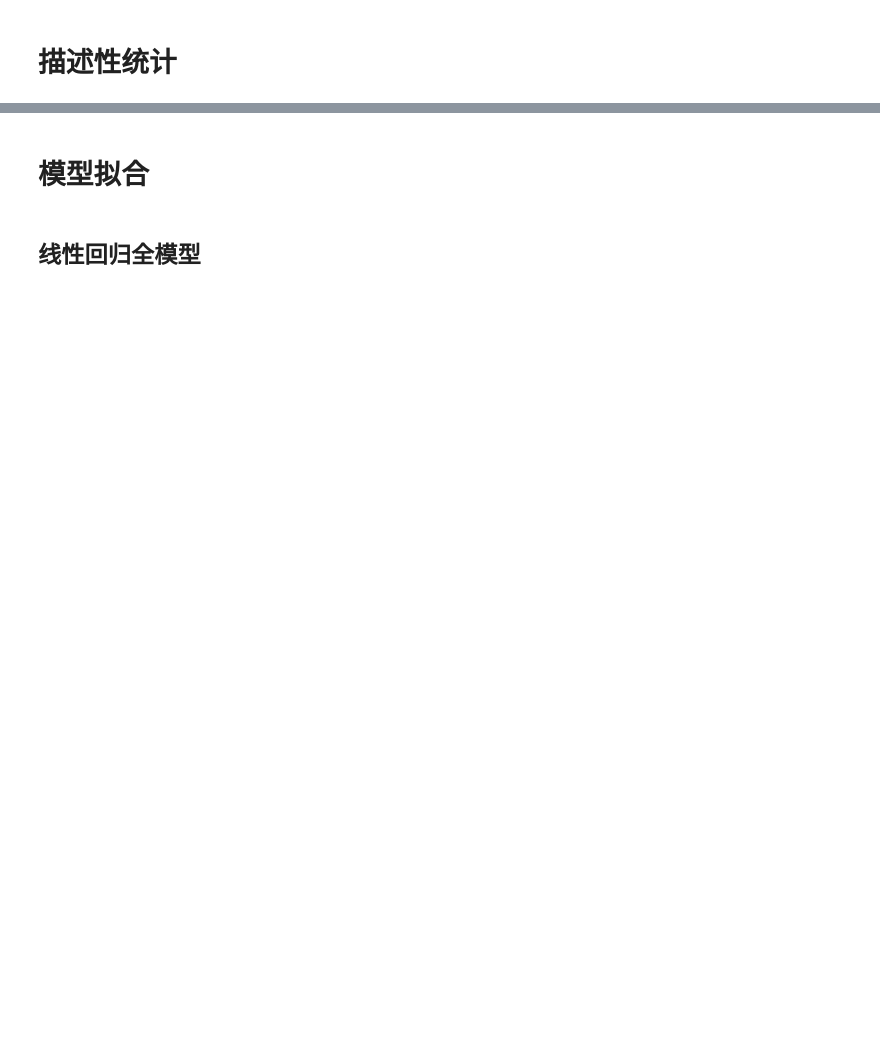
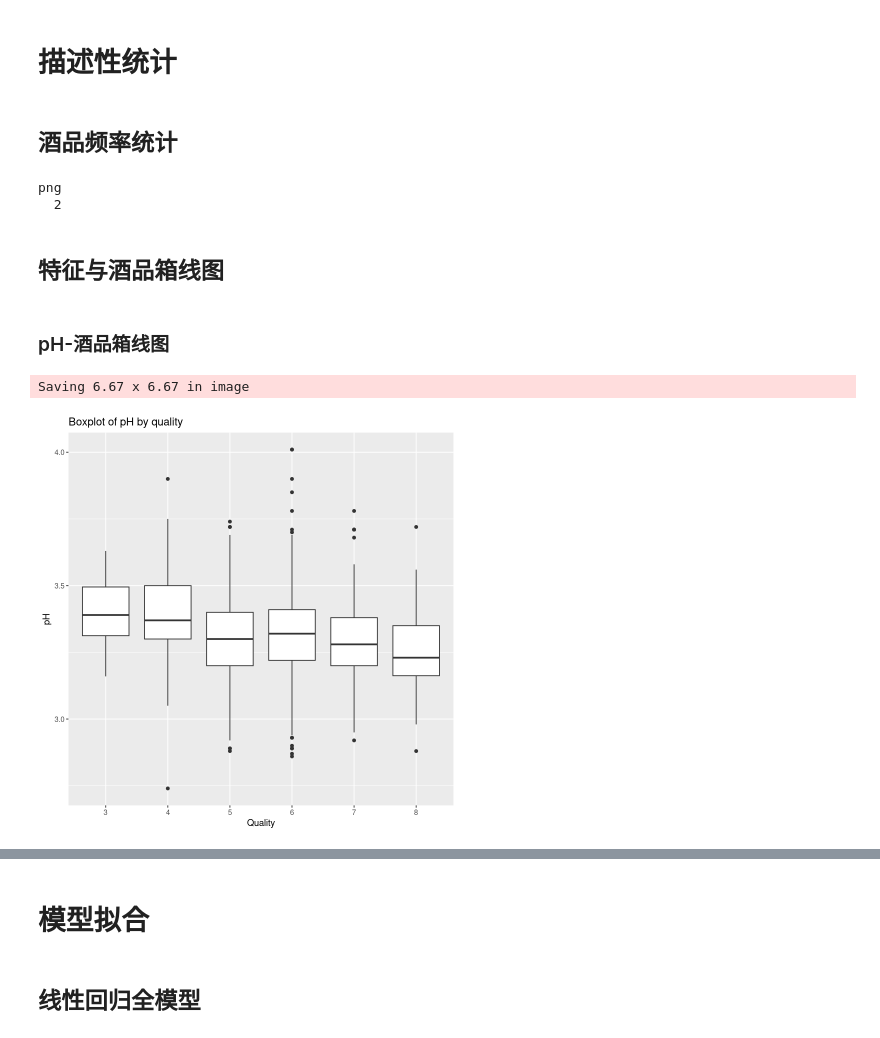
Before and after one commit to Aoblex/2023-fall-SUFE-regression-analysis-report, a Jupyter notebook: winequality-regression.ipynb, the cells around one changed output, grey strips where cells are left out. Drawn from its saved outputs; the diff is of its cells as text; code cells hidden in the pictures; blank space fills up the shorter version.

Commit message:
Linear model initial commit.

```diff
--- a/winequality-regression.ipynb
+++ b/winequality-regression.ipynb
@@ -1,11 +1,2 @@
 # %% [markdown]
 # 参数设置
-# %%
-# 数据集文件名
-file.name <- "winequality-red.csv"
-
-# 图像文件夹名
-figures.path <- "figures"
-
-# 模型结果文件夹名
-model.summary.path <- "model-summary"
@@ -12,6 +26,15 @@ model.summary.path <- "model-summary"
 # %% [markdown]
 # 读取数据
-# %%
-# 读取数据
-wine.quality <- read.csv(file.name)
-#str(wine.quality)
+# %%
+# 读取红酒数据
+red.wine.path <- file.path(wine.dataset.folder, red.wine.filename)
+red.wine <- read.csv(red.wine.path,sep = ";")
+
+white.wine.path <- file.path(wine.dataset.path, white.wine.filename)
+white.wine <- read.csv(white.wine.path, sep = ";")
+
+cat(seperation.line)
+str(red.wine)
+cat(seperation.line)
+str(white.wine)
+cat(seperation.line)
@@ -18,2 +59,33 @@ wine.quality <- read.csv(file.name)
 # %% [markdown]
 # 描述性统计
+# %% [markdown]
+## 酒品频率统计
+# %%
+# 获取频率直方图
+frequency_table <- table(red.wine$quality)
+red.wine.quality.frequency.figure.path <- file.path(red.wine.folder, figure.folder, "quality-frequency.png")
+
+# 保存图像
+png(filename = red.wine.quality.frequency.figure.path)
+barplot(frequency_table, main = "Frequency of Integer Values", xlab = "Integer Values", ylab = "Frequency")
+dev.off()
+# %% [output]
+png
+  2
+# %% [markdown]
+## 特征与酒品箱线图
+# %% [markdown]
+### pH-酒品箱线图
+# %%
+# 获取箱线图数据
+num_categories <- 5  # 设定分成的类别数量
+
+# 绘图
+figure.path <- file.path(red.wine.folder, figure.folder, "pH-boxplot.png")
+ggplot(red.wine, aes(x = factor(quality), y = pH,group = factor(quality))) +
+  geom_boxplot() +
+  labs(x = "Quality", y = "pH", title = "Boxplot of pH by quality")
+ggsave(figure.path)
+# %% [output]
+Saving 6.67 x 6.67 in image
+[figure, added]
```
Also changed, not shown: parts of 6 cells of this notebook, 13 other files.
